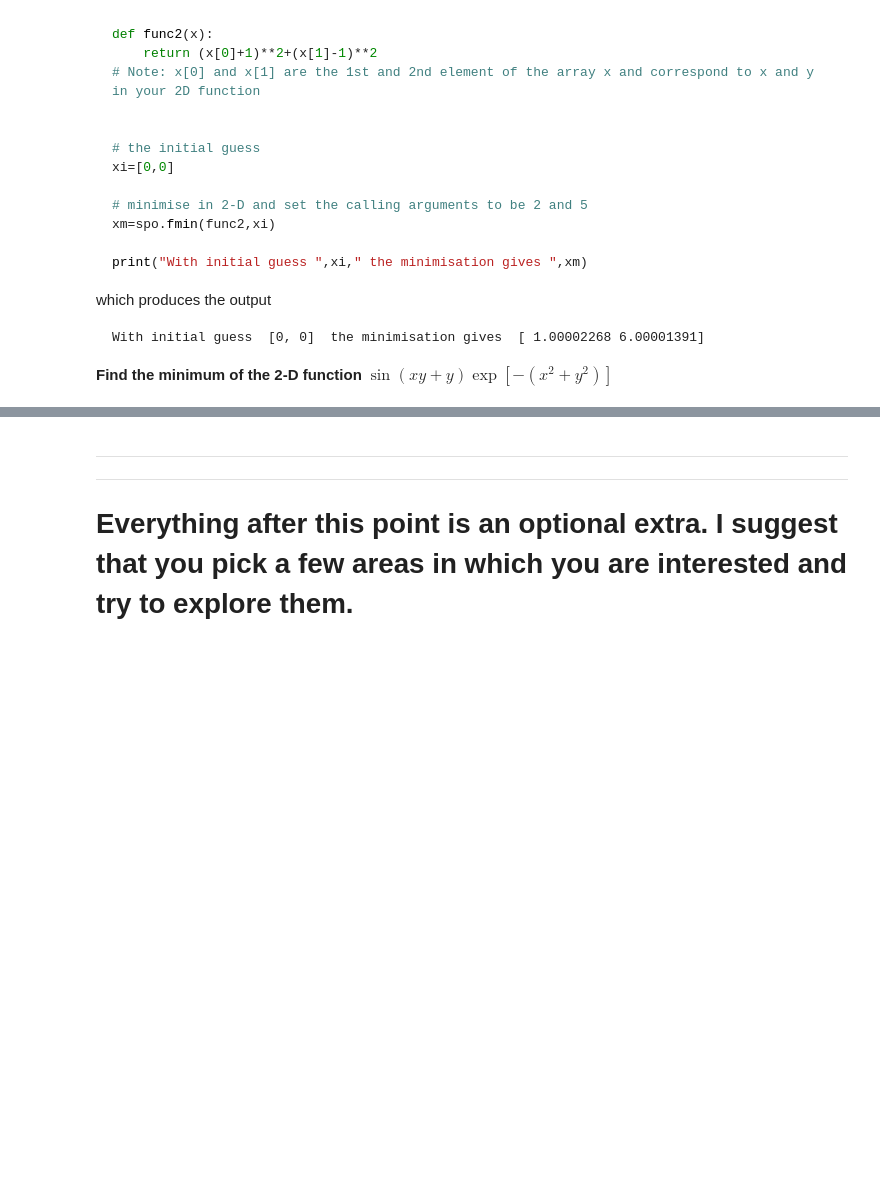
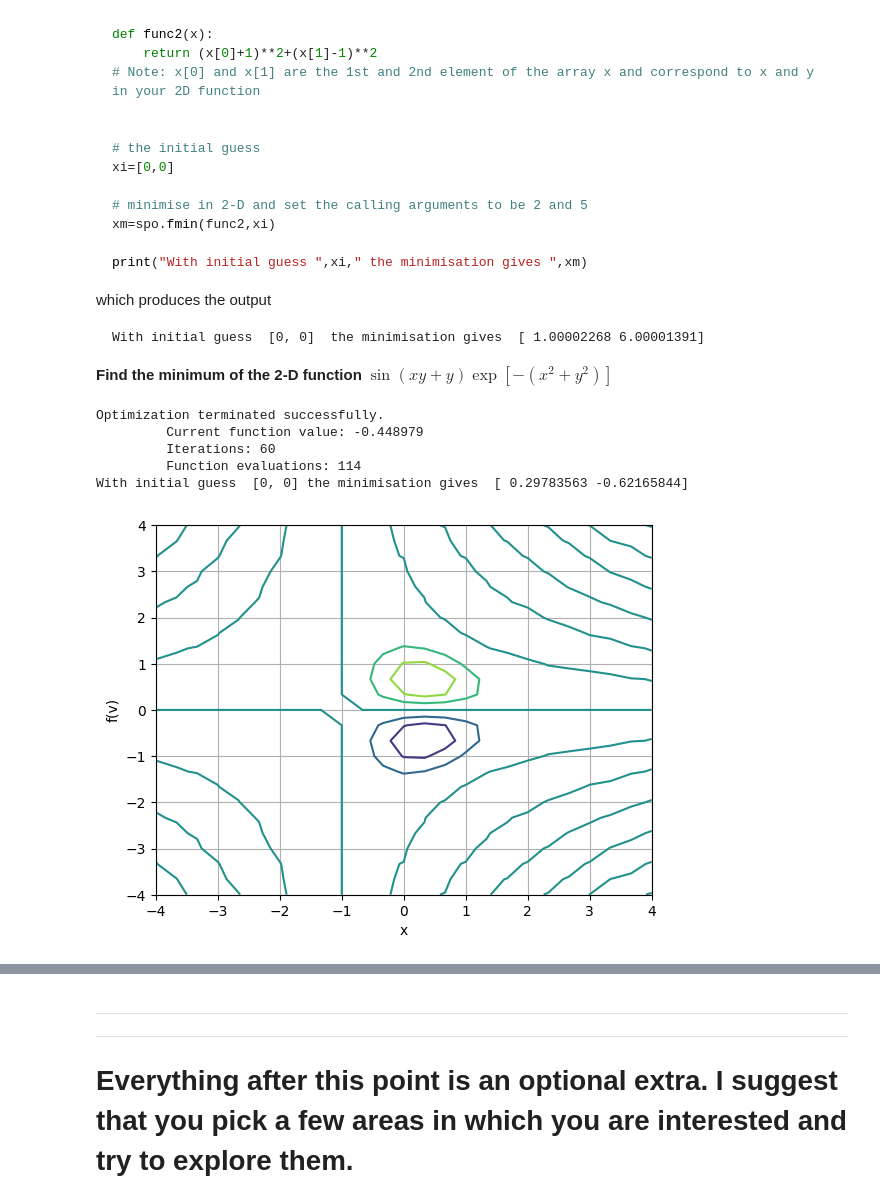
Before and after one commit to AFreeSeagul/IC-GSS-Python, a Jupyter notebook: notebooks/matplotlib.ipynb, the cells around one changed output, grey strips where cells are left out. Drawn from its saved outputs; the diff is of its cells as text; code cells hidden in the pictures; blank space fills up the shorter version.

````diff
--- a/notebooks/matplotlib.ipynb
+++ b/notebooks/matplotlib.ipynb
@@ -161,16 +149,2 @@ pl.show()
 # %% [markdown]
 **Now produce your own plot of $y=e^{-x}\cos{8x}$ between $0 \leq x \leq 10$. Look up how to add a legend, axis labels etc and add them to your plot. I would use google to find these options**
-# %%
-import numpy as np
-import matplotlib.pyplot as plt
-
-x = np.linspace(0, 10, 100)
-y = np.exp(-x) * np.cos(8 * x)
-
-plt.plot(x, y)
-plt.xlabel("x")
-plt.ylabel("y")
-
-plt.grid()
-plt.xlim(0, 10)
-plt.show()
@@ -461,6 +472,41 @@ which produces the output
 With initial guess  [0, 0]  the minimisation gives  [ 1.00002268 6.00001391]
 ```
 **Find the minimum of the 2-D function $\sin(xy+y)\exp[-(x^2+y^2)]$**
+# %%
+import scipy as sp
+import scipy.optimize as spo
+import numpy as np
+import matplotlib.pyplot as plt
+
+
+#define the function to be minimised
+
+def func2(v):
+    x, y = v
+    return (np.sin(x*y+y)*np.exp(-(x**2+y**2)))
+xi=[0,0]
+xm=spo.fmin(func2,xi)
+print("With initial guess ", xi, "the minimisation gives ", xm)
+
+#plot the graph
+x = np.linspace(-4, 4, 25)
+y = np.linspace(-4, 4, 25)
+
+Z = func2([X, Y])
+plt.contour(X, Y, Z, level=50)
+
+#plt.plot(x, Z)
+plt.xlabel("x")
+plt.ylabel("f(v)")
+plt.grid()
+plt.show()
+# %% [output]
+Optimization terminated successfully.
+         Current function value: -0.448979
+         Iterations: 60
+         Function evaluations: 114
+With initial guess  [0, 0] the minimisation gives  [ 0.29783563 -0.62165844]
+[figure, added]
 # %% [markdown]
 ### 5.2.2 Line fitting
 
````
Also changed, not shown: parts of 11 cells of this notebook.
